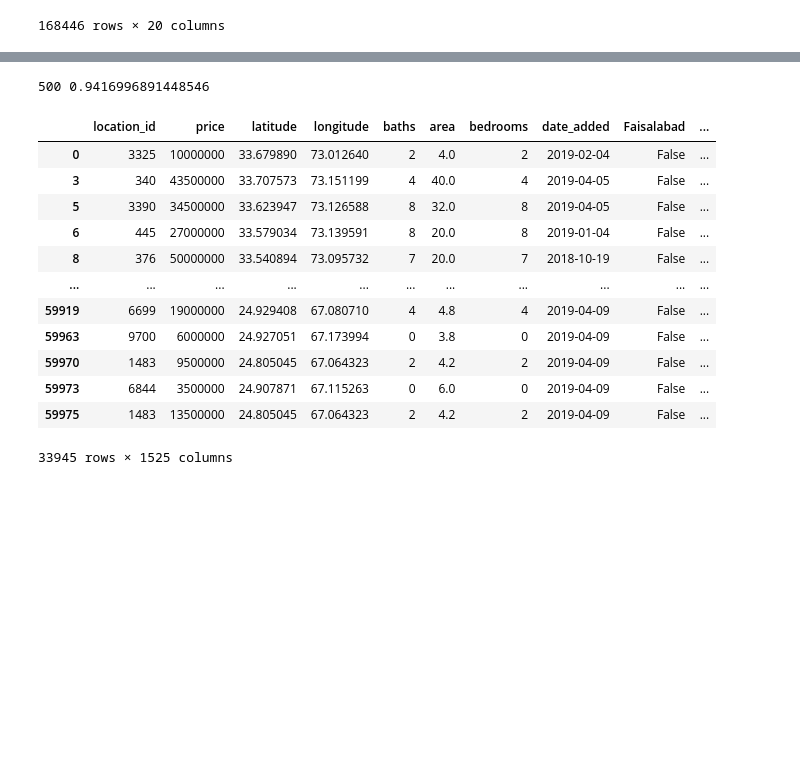
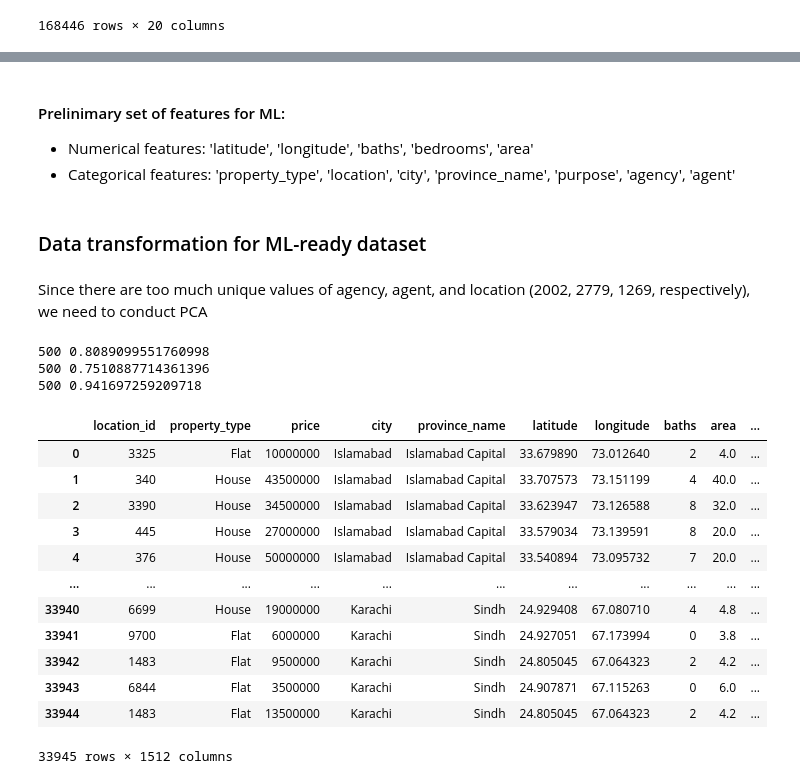
Before and after one commit to Hexy00123/Sum2024MLOps, a Jupyter notebook: notebooks/EDA.ipynb, the cells around one changed output, grey strips where cells are left out. Saved outputs shown, nothing was run; the diff lists cells and outputs as text; code cells hidden in the pictures; blank space fills up the shorter version.

```diff
--- a/notebooks/EDA.ipynb
+++ b/notebooks/EDA.ipynb
@@ -278,9 +196,0 @@ We see that city and property type are important, so we will one-hot encode them
-# %%
-# one hot encode
-cities = pd.get_dummies(df['city'])
-df = df.drop('city', axis=1)
-df = df.join(cities)
-properties = pd.get_dummies(df['property_type'])
-df = df.drop('property_type', axis=1)
-df = df.join(properties)
-df
@@ -349,5 +196,0 @@ print(pca.n_components_, pca.explained_variance_ratio_.sum())
-# %%
-df = df.drop(['agency', 'agent'], axis=1)
-df = df.join(pd.DataFrame(agency_pca), rsuffix='_agency')
-df = df.join(pd.DataFrame(agent_pca), rsuffix='_agent')
-df
@@ -385,8 +217,0 @@ We see that we can one-hot encode purpose and province_name, but we need to cond
-# %%
-purposes = pd.get_dummies(df['purpose'])
-df = df.drop('purpose', axis=1)
-df = df.join(purposes)
-provinces = pd.get_dummies(df['province_name'])
-df = df.drop('province_name', axis=1)
-df = df.join(provinces)
-df
@@ -407,24 +307,46 @@ df
+# %% [markdown]
+#### Prelinimary set of features for ML:
+- Numerical features: 'latitude', 'longitude', 'baths', 'bedrooms', 'area'
+- Categorical features: 'property_type', 'location', 'city', 'province_name', 'purpose', 'agency', 'agent'
+# %% [markdown]
+### Data transformation for ML-ready dataset
+# %% [markdown]
+Since there are too much unique values of agency, agent, and location (2002, 2779, 1269, respectively), we need to conduct PCA
 # %%
+pca = PCA(n_components=500).fit(pd.get_dummies(df['agency']))
+agency_pca = pca.transform(pd.get_dummies(df['agency']))
+print(pca.n_components_, pca.explained_variance_ratio_.sum())
+
+pca = PCA(n_components=500).fit(pd.get_dummies(df['agent']))
+agent_pca = pca.transform(pd.get_dummies(df['agent']))
+print(pca.n_components_, pca.explained_variance_ratio_.sum())
+
 pca = PCA(n_components=500).fit(pd.get_dummies(df['location']))
 location_pca = pca.transform(pd.get_dummies(df['location']))
 print(pca.n_components_, pca.explained_variance_ratio_.sum())
 # %% [output]
-500 0.9416996891448546
+500 0.8089099551760998
+500 0.7510887714361396
+500 0.941697259209718
+# %%
+df = df.reset_index(drop=True)
 # %%
-df = df.drop('location', axis=1)
+df = df.drop(['agency', 'agent', 'location'], axis=1)
+df = df.join(pd.DataFrame(agency_pca), rsuffix='_agency')
+df = df.join(pd.DataFrame(agent_pca), rsuffix='_agent')
 df = df.join(pd.DataFrame(location_pca), rsuffix='_location')
 df
 # %% [output]
-|  | location_id | price | latitude | longitude | baths | area | bedrooms | date_added | Faisalabad | ... |
-| 0 | 3325 | 10000000 | 33.679890 | 73.012640 | 2 | 4.0 | 2 | 2019-02-04 | False | ... |
-| 3 | 340 | 43500000 | 33.707573 | 73.151199 | 4 | 40.0 | 4 | 2019-04-05 | False | ... |
-| 5 | 3390 | 34500000 | 33.623947 | 73.126588 | 8 | 32.0 | 8 | 2019-04-05 | False | ... |
-| 6 | 445 | 27000000 | 33.579034 | 73.139591 | 8 | 20.0 | 8 | 2019-01-04 | False | ... |
-| 8 | 376 | 50000000 | 33.540894 | 73.095732 | 7 | 20.0 | 7 | 2018-10-19 | False | ... |
+|  | location_id | property_type | price | city | province_name | latitude | longitude | baths | area | ... |
+| 0 | 3325 | Flat | 10000000 | Islamabad | Islamabad Capital | 33.679890 | 73.012640 | 2 | 4.0 | ... |
+| 1 | 340 | House | 43500000 | Islamabad | Islamabad Capital | 33.707573 | 73.151199 | 4 | 40.0 | ... |
+| 2 | 3390 | House | 34500000 | Islamabad | Islamabad Capital | 33.623947 | 73.126588 | 8 | 32.0 | ... |
+| 3 | 445 | House | 27000000 | Islamabad | Islamabad Capital | 33.579034 | 73.139591 | 8 | 20.0 | ... |
+| 4 | 376 | House | 50000000 | Islamabad | Islamabad Capital | 33.540894 | 73.095732 | 7 | 20.0 | ... |
 | ... | ... | ... | ... | ... | ... | ... | ... | ... | ... | ... |
-| 59919 | 6699 | 19000000 | 24.929408 | 67.080710 | 4 | 4.8 | 4 | 2019-04-09 | False | ... |
-| 59963 | 9700 | 6000000 | 24.927051 | 67.173994 | 0 | 3.8 | 0 | 2019-04-09 | False | ... |
-| 59970 | 1483 | 9500000 | 24.805045 | 67.064323 | 2 | 4.2 | 2 | 2019-04-09 | False | ... |
-| 59973 | 6844 | 3500000 | 24.907871 | 67.115263 | 0 | 6.0 | 0 | 2019-04-09 | False | ... |
-| 59975 | 1483 | 13500000 | 24.805045 | 67.064323 | 2 | 4.2 | 2 | 2019-04-09 | False | ... |
+| 33940 | 6699 | House | 19000000 | Karachi | Sindh | 24.929408 | 67.080710 | 4 | 4.8 | ... |
+| 33941 | 9700 | Flat | 6000000 | Karachi | Sindh | 24.927051 | 67.173994 | 0 | 3.8 | ... |
+| 33942 | 1483 | Flat | 9500000 | Karachi | Sindh | 24.805045 | 67.064323 | 2 | 4.2 | ... |
+| 33943 | 6844 | Flat | 3500000 | Karachi | Sindh | 24.907871 | 67.115263 | 0 | 6.0 | ... |
+| 33944 | 1483 | Flat | 13500000 | Karachi | Sindh | 24.805045 | 67.064323 | 2 | 4.2 | ... |
-33945 rows × 1525 columns
+33945 rows × 1512 columns
```
Also changed, not shown: parts of 75 cells of this notebook, 1 other file.
